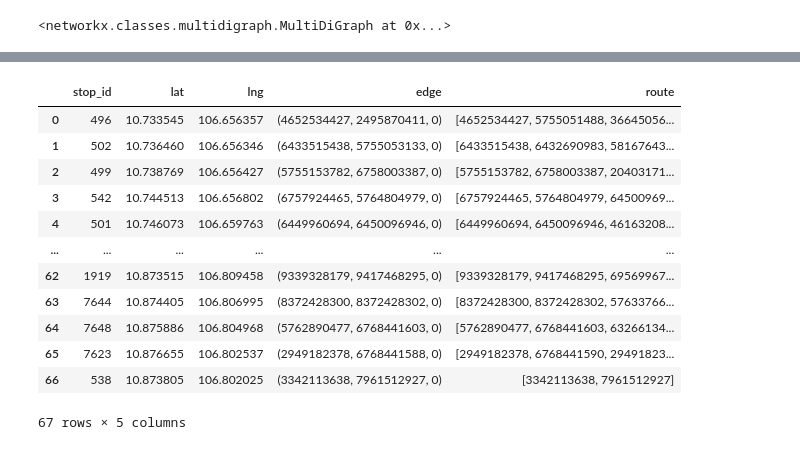
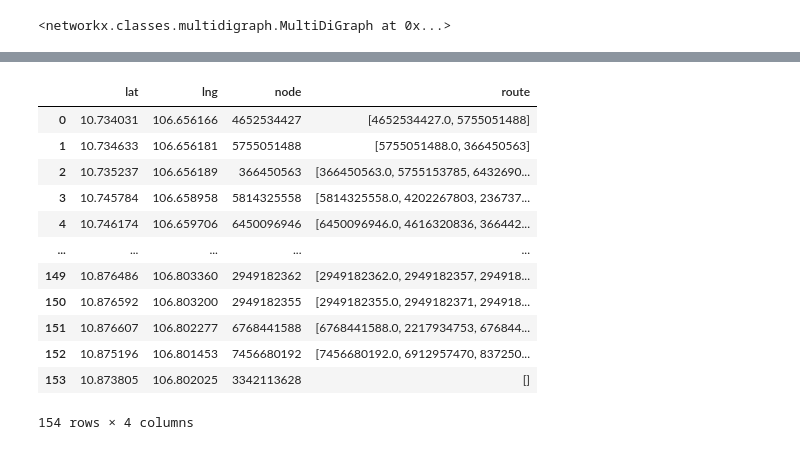
Before and after one commit to ptquang2000/hcm-bus-model, a Jupyter notebook: main.ipynb, the cells around one changed output, grey strips where cells are left out. Cells and saved outputs as stored; diff of their text form; code cells hidden in the pictures.

```diff
--- a/main.ipynb
+++ b/main.ipynb
@@ -89,15 +129,15 @@ bus_ids = [8]
 for id in bus_ids:
     buses.append(BusModel(id))
 
-stations = buses[0].stations[15].stops_df
-stations["edge"] = ox.nearest_edges(G, X=stations["lng"], Y=stations["lat"])
-stations.drop_duplicates(subset="edge", inplace=True, ignore_index=True)
+stations = buses[0].paths_df[15]
+stations["node"] = ox.nearest_nodes(G, X=stations["lng"], Y=stations["lat"])
+stations.drop_duplicates(subset="node", inplace=True, ignore_index=True)
 
 def get_routes(station):
     if station.name + 1 != stations.shape[0]:
-        return ox.shortest_path(G, station["edge"][0], stations.loc[station.name + 1, "edge"][0], cpus=4)
+        return ox.shortest_path(G, station["node"], stations.loc[station.name + 1, "node"], cpus=4)
     else:
-        return list(station["edge"][:2])
+        return []
 
 stations["route"] = stations.apply(get_routes, axis="columns")
 stations.reset_index(drop=True, inplace=True)
@@ -119,32 +159,43 @@ stations
 # %%
-loop_filt = stations.apply(
-    lambda station:
-    len(set(station["route"]).intersection(
-        set(stations.loc[station.name - 1, "route"] if station.name != 0 else []))
-    ) > 1
-    , axis="columns")
+def find_loop(station):
+    index = station.name
+    return len(stations[stations.apply(
+        lambda station:
+        len(
+        set(station['route']).intersection(
+        set(stations.loc[index, "route"]))
+        ) > 1 if station.name != index else False
+        , axis="columns"
+    )].index) != 0
+
+loop_filt = stations.apply(find_loop, axis="columns")
 loop_routes = stations[loop_filt]
-stations.drop(loop_routes.index, inplace=True)
 
-stations.reset_index(inplace=True, drop=True)
-stations.drop("route", axis="columns", inplace=True)
-stations["route"] = stations.apply(get_routes, axis="columns")
+while loop_routes.shape[0] > 0:
+    stations.drop(loop_routes.index, inplace=True)
+
+    stations.reset_index(inplace=True, drop=True)
+    stations.drop("route", axis="columns", inplace=True)
+    stations["route"] = stations.apply(get_routes, axis="columns")
+
+    loop_filt = stations.apply(find_loop, axis="columns")
+    loop_routes = stations[loop_filt]
 
 stations
 # %% [output]
-|  | stop_id | lat | lng | edge | route |
-| 0 | 496 | 10.733545 | 106.656357 | (4652534427, 2495870411, 0) | [4652534427, 5755051488, 36645056... |
-| 1 | 502 | 10.736460 | 106.656346 | (6433515438, 5755053133, 0) | [6433515438, 6432690983, 58167643... |
-| 2 | 499 | 10.738769 | 106.656427 | (5755153782, 6758003387, 0) | [5755153782, 6758003387, 20403171... |
-| 3 | 542 | 10.744513 | 106.656802 | (6757924465, 5764804979, 0) | [6757924465, 5764804979, 64500969... |
-| 4 | 501 | 10.746073 | 106.659763 | (6449960694, 6450096946, 0) | [6449960694, 6450096946, 46163208... |
-| ... | ... | ... | ... | ... | ... |
-| 62 | 1919 | 10.873515 | 106.809458 | (9339328179, 9417468295, 0) | [9339328179, 9417468295, 69569967... |
-| 63 | 7644 | 10.874405 | 106.806995 | (8372428300, 8372428302, 0) | [8372428300, 8372428302, 57633766... |
-| 64 | 7648 | 10.875886 | 106.804968 | (5762890477, 6768441603, 0) | [5762890477, 6768441603, 63266134... |
-| 65 | 7623 | 10.876655 | 106.802537 | (2949182378, 6768441588, 0) | [2949182378, 6768441590, 29491823... |
-| 66 | 538 | 10.873805 | 106.802025 | (3342113638, 7961512927, 0) | [3342113638, 7961512927] |
+|  | lat | lng | node | route |
+| 0 | 10.734031 | 106.656166 | 4652534427 | [4652534427.0, 5755051488] |
+| 1 | 10.734633 | 106.656181 | 5755051488 | [5755051488.0, 366450563] |
+| 2 | 10.735237 | 106.656189 | 366450563 | [366450563.0, 5755153785, 6432690... |
+| 3 | 10.745784 | 106.658958 | 5814325558 | [5814325558.0, 4202267803, 236737... |
+| 4 | 10.746174 | 106.659706 | 6450096946 | [6450096946.0, 4616320836, 366442... |
+| ... | ... | ... | ... | ... |
+| 149 | 10.876486 | 106.803360 | 2949182362 | [2949182362.0, 2949182357, 294918... |
+| 150 | 10.876592 | 106.803200 | 2949182355 | [2949182355.0, 2949182371, 294918... |
+| 151 | 10.876607 | 106.802277 | 6768441588 | [6768441588.0, 2217934753, 676844... |
+| 152 | 10.875196 | 106.801453 | 7456680192 | [7456680192.0, 6912957470, 837250... |
+| 153 | 10.873805 | 106.802025 | 3342113628 | [] |
-67 rows × 5 columns
+154 rows × 4 columns
 # %%
 def get_travel_times(station):
     return sum(ox.utils_graph.get_route_edge_attributes(G, station["route"], "travel_time"))
```
Also changed, not shown: parts of 7 cells of this notebook.
